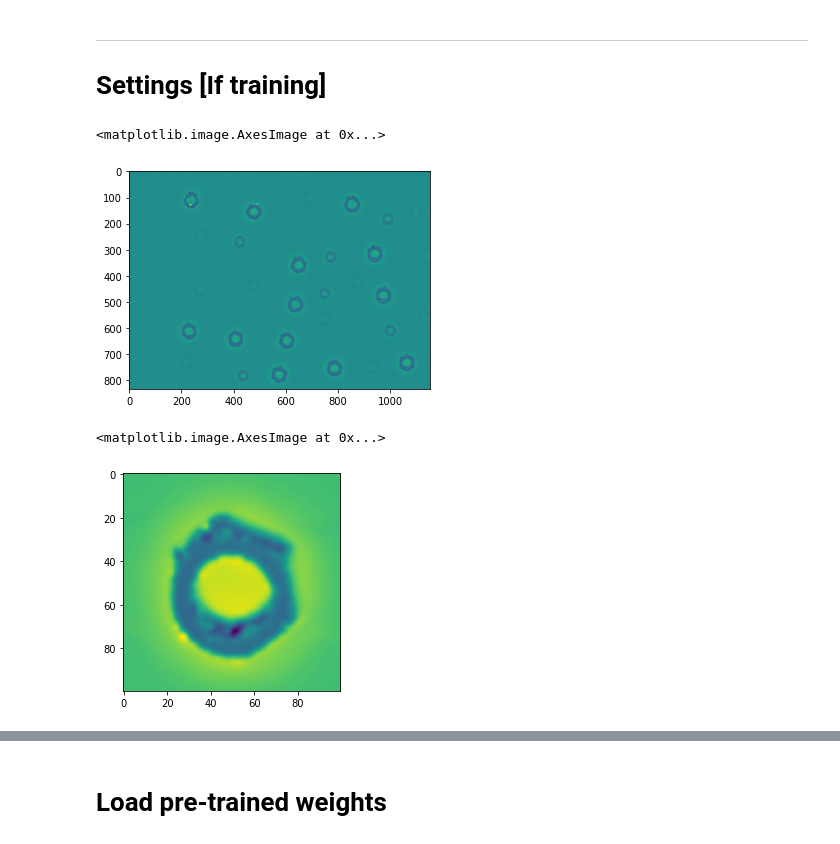
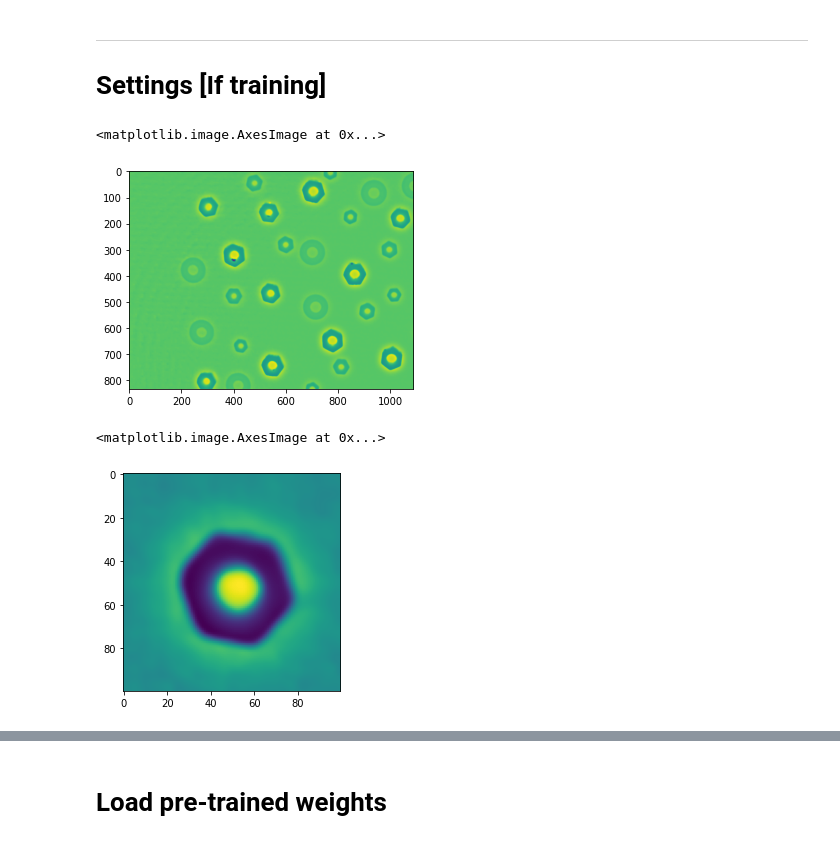
Before and after one commit to juanpb27/ssl_objects_detection, a Jupyter notebook: notebooks/3D_detection_and_counting.ipynb, the cells around one changed output, grey strips where cells are left out. Drawn from its saved outputs; the diff is of its cells as text; code cells hidden in the pictures.

```diff
--- a/notebooks/3D_detection_and_counting.ipynb
+++ b/notebooks/3D_detection_and_counting.ipynb
@@ -296,12 +296,12 @@ class Postprocessor():
 # %%
 #num = 6
 #train_data = scipy.io.loadmat(f'/content/drive/MyDrive/Investigacion/Data/MATLAB/output/objeto{num}.mat')
-train_data = scipy.io.loadmat(f'/content/drive/MyDrive/Investigacion/Data/MATLAB/output/reconstruction00.mat')
+train_data = scipy.io.loadmat(f'/content/drive/MyDrive/Investigacion/Data/MATLAB/output/smoothed/reconstruction01.mat')
 train_image = train_data['Spz']
 plt.imshow(train_image)
 # %% [output]
 <matplotlib.image.AxesImage at 0x...>
-[figure, old version]
+[figure, new version]
 # %%
 size_object = 100 # 100
 wide = 50 # 50, size of the training template
@@ -317,12 +317,12 @@ transformations = (
 
 preprocessor = Preprocessor()
 # %%
-x, y = (180, 560)
+x, y = (375, 615)
 crop = preprocessor.crop(train_image, x, y, size_object)
 plt.imshow(crop)
 # %% [output]
 <matplotlib.image.AxesImage at 0x...>
-[figure, old version]
+[figure, new version]
 # %%
 train_set = preprocessor.create_train_data(crop)
 # %% [output]
```
Also changed, not shown: parts of 12 cells of this notebook, 2 other files.
